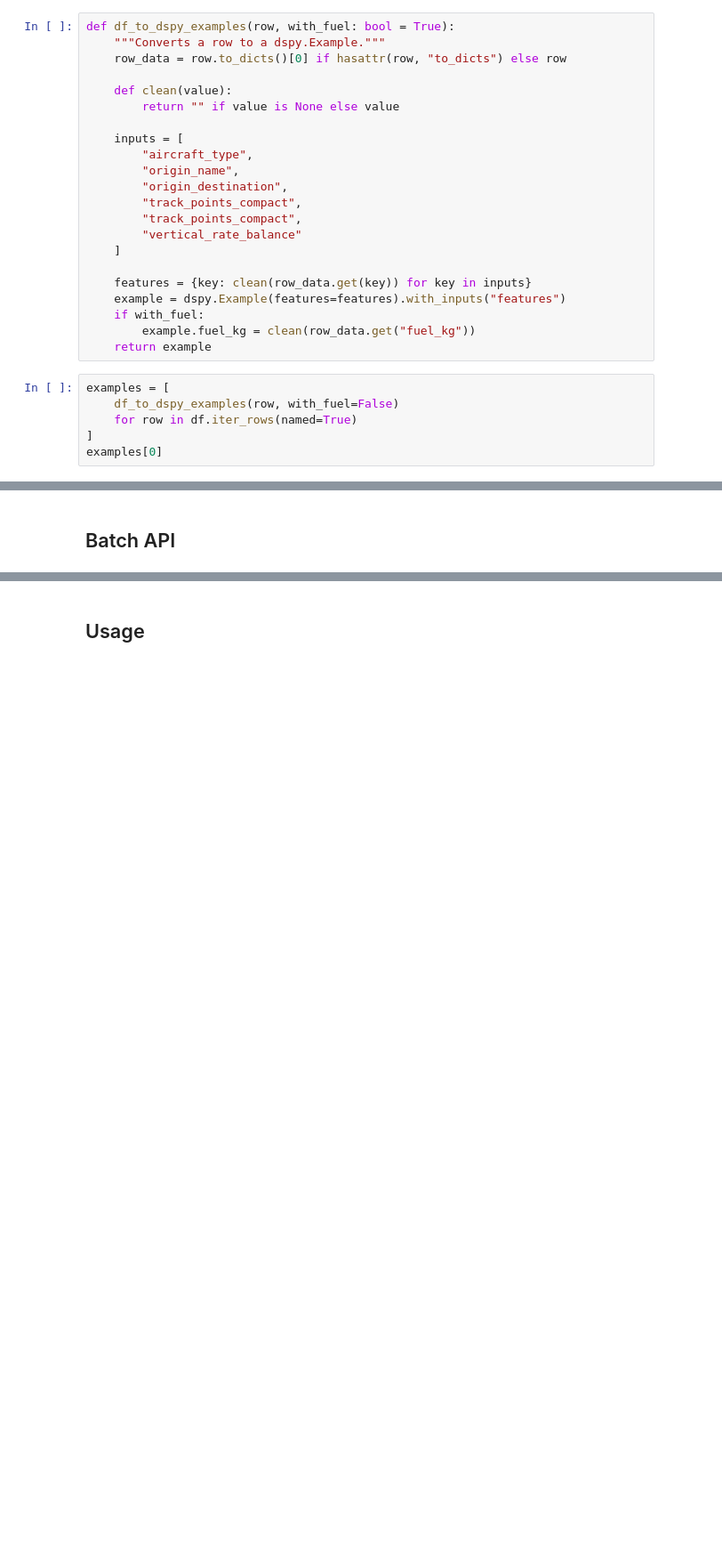
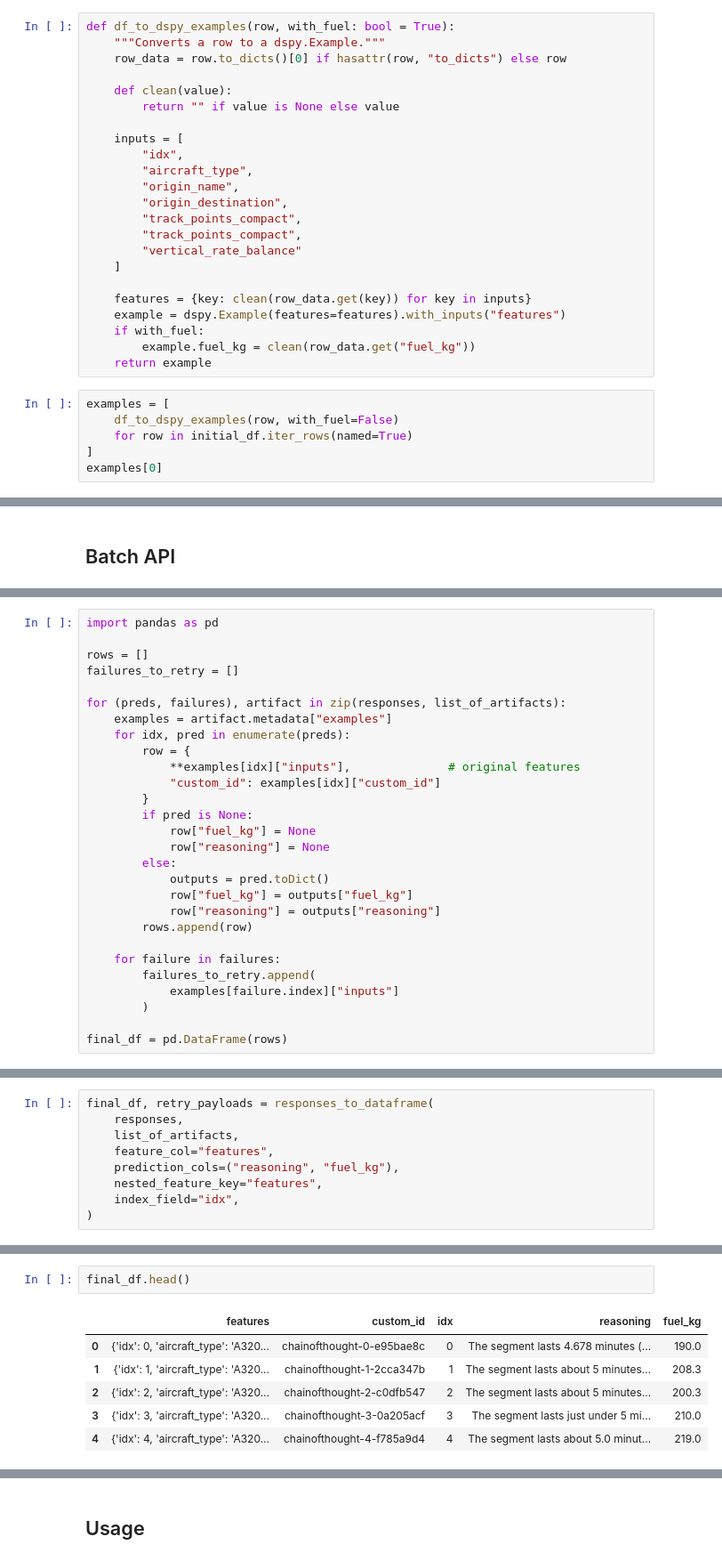
Before and after one commit to rayanehmi/prc2025dspy, a Jupyter notebook: src/dspy_process.ipynb, the cells around one changed output, grey strips where cells are left out. Shown at 89% size. Cells and saved outputs as stored; diff of their text form; blank space fills up the shorter version.

```diff
--- a/src/dspy_process.ipynb
+++ b/src/dspy_process.ipynb
@@ -69,6 +69,7 @@ def df_to_dspy_examples(row, with_fuel: bool = True):
         return "" if value is None else value
 
     inputs = [
+        "idx",
         "aircraft_type",
         "origin_name",
         "origin_destination",
@@ -85,7 +86,7 @@ def df_to_dspy_examples(row, with_fuel: bool = True):
 # %%
 examples = [
     df_to_dspy_examples(row, with_fuel=False)
-    for row in df.iter_rows(named=True)
+    for row in initial_df.iter_rows(named=True)
 ]
 examples[0]
 # %% [output]
@@ -235,0 +250,28 @@ predictions
+# %%
+import pandas as pd
+
+rows = []
+failures_to_retry = []
+
+for (preds, failures), artifact in zip(responses, list_of_artifacts):
+    examples = artifact.metadata["examples"]
+    for idx, pred in enumerate(preds):
+        row = {
+            **examples[idx]["inputs"],              # original features
+            "custom_id": examples[idx]["custom_id"]
+        }
+        if pred is None:
+            row["fuel_kg"] = None
+            row["reasoning"] = None
+        else:
+            outputs = pred.toDict()
+            row["fuel_kg"] = outputs["fuel_kg"]
+            row["reasoning"] = outputs["reasoning"]
+        rows.append(row)
+
+    for failure in failures:
+        failures_to_retry.append(
+            examples[failure.index]["inputs"]
+        )
+
+final_df = pd.DataFrame(rows)
@@ -235,0 +320,9 @@ predictions
+# %%
+final_df, retry_payloads = responses_to_dataframe(
+    responses,
+    list_of_artifacts,
+    feature_col="features",
+    prediction_cols=("reasoning", "fuel_kg"),
+    nested_feature_key="features",
+    index_field="idx",
+)
@@ -235,0 +331,9 @@ predictions
+# %%
+final_df.head()
+# %% [output]
+|  | features | custom_id | idx | reasoning | fuel_kg |
+| 0 | {'idx': 0, 'aircraft_type': 'A320... | chainofthought-0-e95bae8c | 0 | The segment lasts 4.678 minutes (... | 190.0 |
+| 1 | {'idx': 1, 'aircraft_type': 'A320... | chainofthought-1-2cca347b | 1 | The segment lasts about 5 minutes... | 208.3 |
+| 2 | {'idx': 2, 'aircraft_type': 'A320... | chainofthought-2-c0dfb547 | 2 | The segment lasts about 5 minutes... | 200.3 |
+| 3 | {'idx': 3, 'aircraft_type': 'A320... | chainofthought-3-0a205acf | 3 | The segment lasts just under 5 mi... | 210.0 |
+| 4 | {'idx': 4, 'aircraft_type': 'A320... | chainofthought-4-f785a9d4 | 4 | The segment lasts about 5.0 minut... | 219.0 |
```
Also changed, not shown: parts of 35 cells of this notebook, 3 other files.
